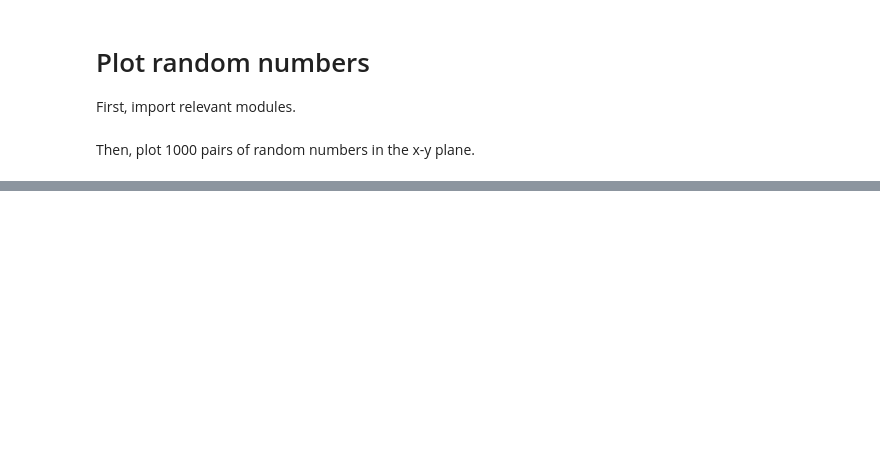
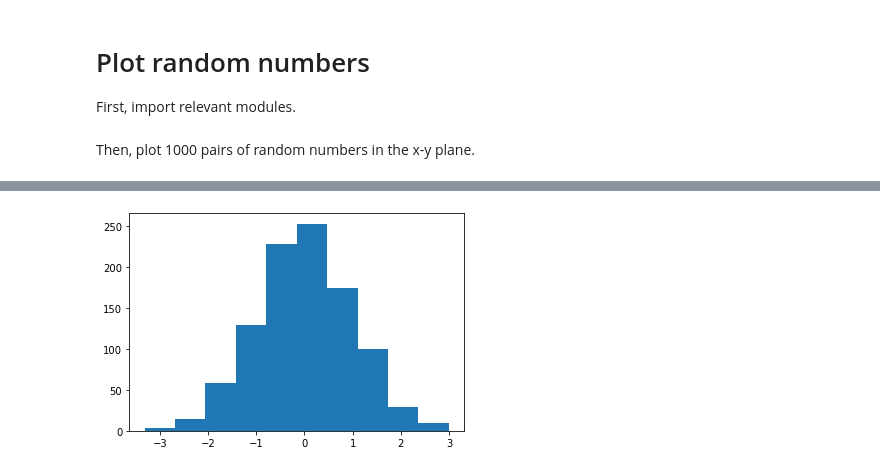
Before and after one commit to willirath/example_project_20191126, a Jupyter notebook: a_notebook.ipynb, the cells around one changed output, grey strips where cells are left out. Drawn from its saved outputs; the diff is of its cells as text; code cells hidden in the pictures; blank space fills up the shorter version.

Commit message:
Add histograms

```diff
--- a/a_notebook.ipynb
+++ b/a_notebook.ipynb
@@ -18,0 +19,4 @@ plt.scatter(
+# %%
+plt.hist(np.random.normal(size=(1000, )));
+# %% [output]
+[figure, added]
```
Also changed, not shown: parts of 1 cell of this notebook, 1 other file.
